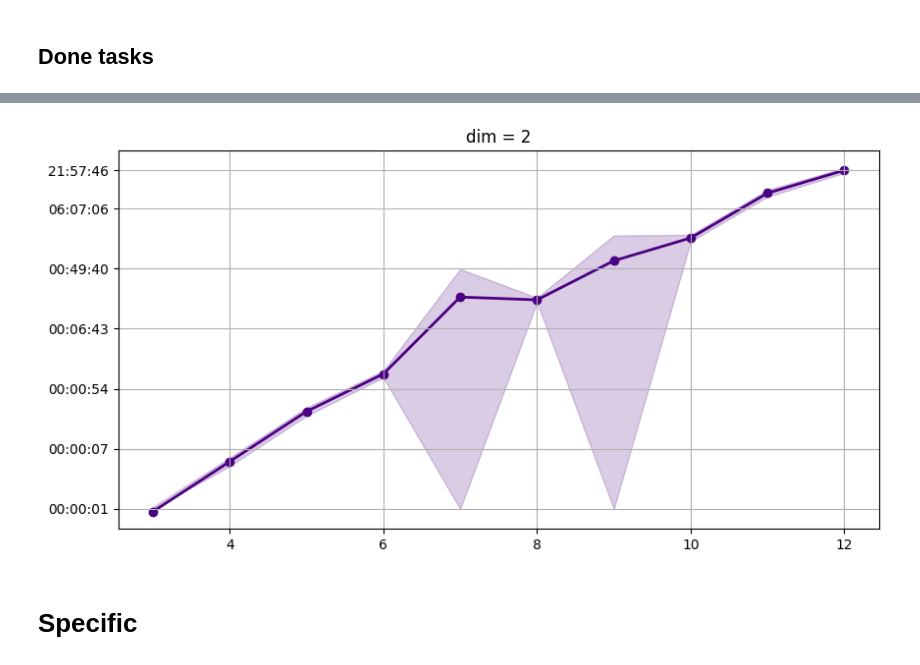
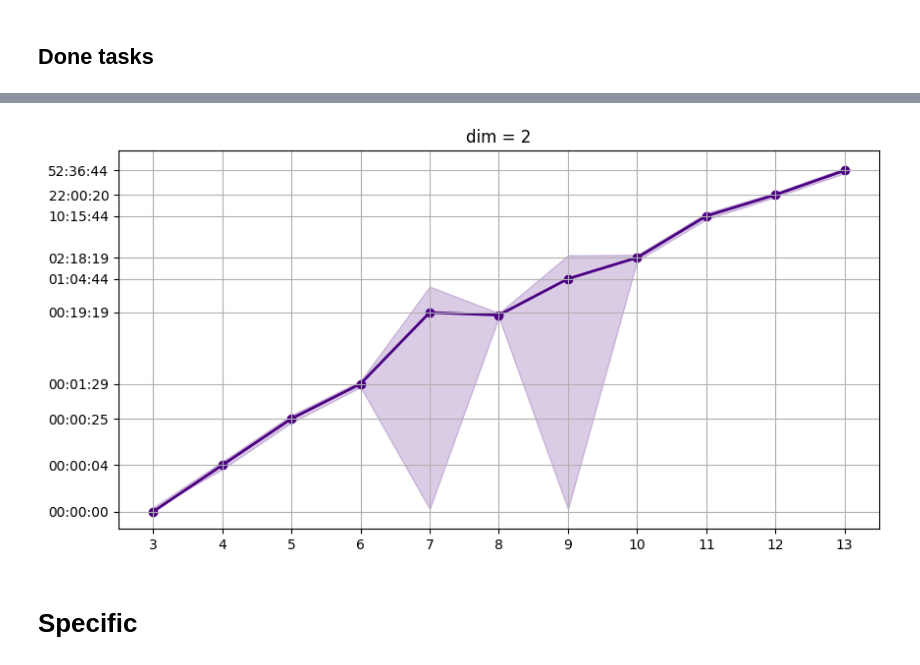
Before and after one commit to zimfv/depth-poset, a Jupyter notebook: notebooks/Logs - Barycentric Cubical Tori-Extended1.ipynb, the cells around one changed output, grey strips where cells are left out. Drawn from its saved outputs; the diff is of its cells as text; code cells hidden in the pictures.

```diff
--- a/notebooks/Logs - Barycentric Cubical Tori-Extended1.ipynb
+++ b/notebooks/Logs - Barycentric Cubical Tori-Extended1.ipynb
@@ -471,38 +456,36 @@ def format_seconds_to_hhmmss(sec):
 # %%
 df_done_time_mean = df_done_transp.groupby(['dim', 'n'])['time'].mean().reset_index().pivot_table(index='n', columns='dim', values='time')
 df_done_time_std = df_done_transp.groupby(['dim', 'n'])['time'].std().reset_index().pivot_table(index='n', columns='dim', values='time')
 
 fig, axs = plt.subplots(df_done_time_mean.shape[1], figsize=(10, 5*df_done_time_mean.shape[1]), squeeze=False)
 
 for i, dim in enumerate(df_done_time_mean.columns):
     axs[i, 0].set_title(f'dim = {dim}')
     x = df_done_time_mean.index.values
     y_mean = df_done_time_mean[dim].values
     y_std = df_done_time_std[dim].values
     axs[i, 0].plot(x, np.log(y_mean), linewidth=2, color='indigo', marker='o', zorder=1)
 
     y_lower = (y_mean - y_std)
     y_lower[y_lower <= 1] = 1
     y_lower = np.log(y_lower)
 
     y_higher = np.log(y_mean + y_std)
     axs[i, 0].fill_between(x, y_lower, y_higher, alpha=0.2, color='indigo', zorder=0)
 
-    y_max = (y_mean + y_std).max()
-    y_max = (y_mean).max()
-
-    yticks = axs[i, 0].get_yticks()
-    yticks = yticks[(yticks >= 0) & (np.exp(yticks) < y_max)]
-    yticks = np.append(yticks, np.log(y_max))
+    yticks = np.log(y_mean)
+    _, yticks_index = np.unique((5*yticks).round(), return_index=True)
+    yticks = yticks[yticks_index]
 
     ylabels = np.exp(yticks).astype(int)
     ylabels = [format_seconds_to_hhmmss(sec) for sec in ylabels]
 
+    axs[i, 0].set_xticks(x)
     axs[i, 0].set_yticks(yticks, ylabels)
     axs[i, 0].grid(True)
 plt.show()
 # %% [output]
-[figure, old version]
+[figure, new version]
 # %% [markdown]
 # Specific
 # %% [markdown]
```
Also changed, not shown: parts of 5 cells of this notebook, 21 other files.
